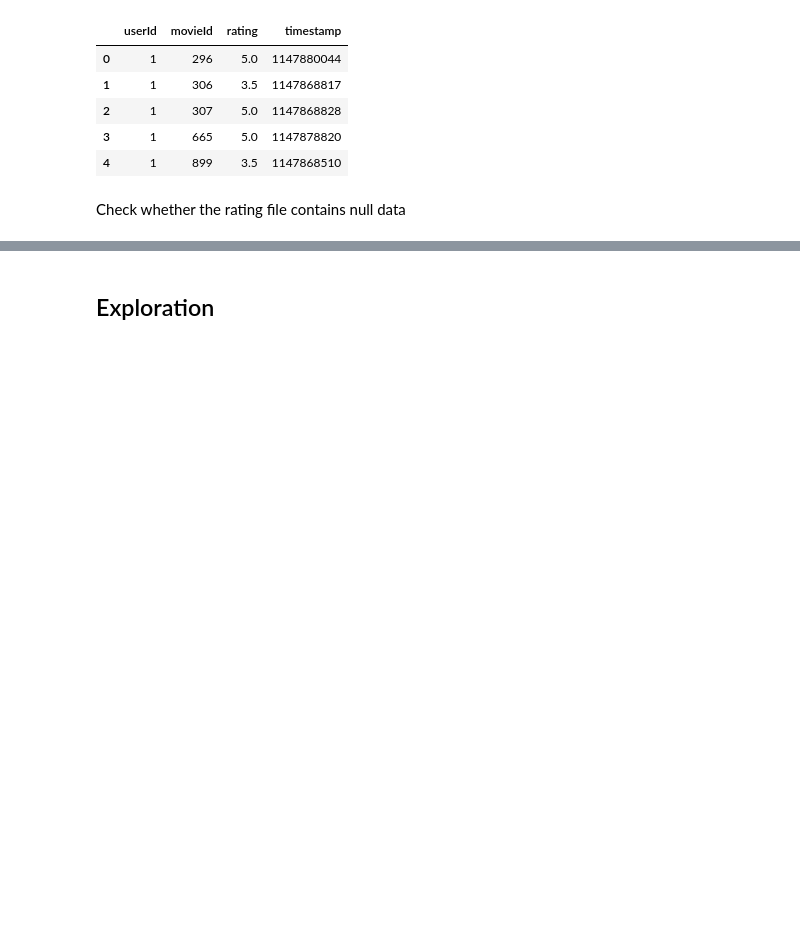
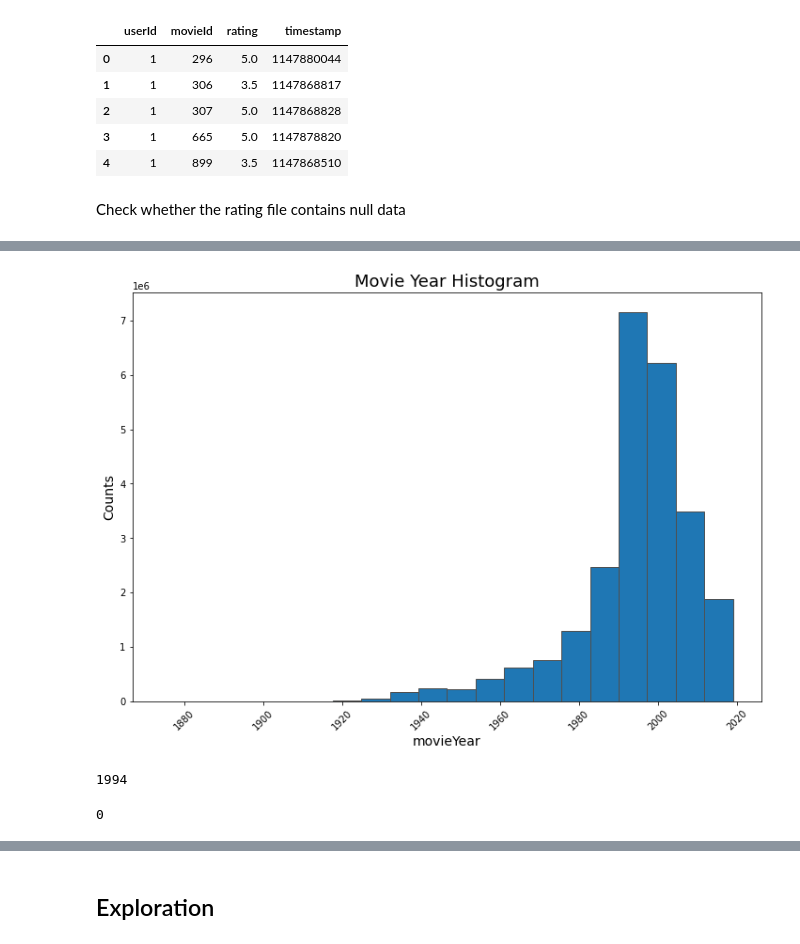
Before and after one commit to LamHo220/movie-recommender, a Jupyter notebook: DataExploration/MovieLen25M.ipynb, the cells around one changed output, grey strips where cells are left out. Saved outputs shown, nothing was run; the diff lists cells and outputs as text; code cells hidden in the pictures; blank space fills up the shorter version.

```diff
--- a/DataExploration/MovieLen25M.ipynb
+++ b/DataExploration/MovieLen25M.ipynb
@@ -42,0 +73,3 @@ False
+# %%
+df_movies_rating = pd.merge(left=df_movies, right=df_rating, on='movieId')
+df_movies_rating.head()
@@ -42,0 +87,7 @@ False
+# %%
+moviesYear = []
+for title in df_movies_rating['title']:
+    if len(title) > 7 and title[-6] == '(' and title[-1] == ')':
+        moviesYear.append(int(title[-5:-1]))
+    else:
+        moviesYear.append(None)
@@ -42,0 +98,2 @@ False
+# %%
+df_movies_rating['movieYear'] = moviesYear
@@ -42,0 +121,18 @@ False
+# %%
+df_movies_rating_dropna=df_movies_rating.dropna()
+# %%
+plt.figure(figsize=(12,8))
+plt.title('Movie Year Histogram', fontsize=18)
+plt.xlabel('movieYear', fontsize=14)
+plt.ylabel('Counts', fontsize=14)
+ax.set_title(title, fontsize=24, pad=20)
+plt.hist(df_movies_rating_dropna['movieYear'], bins=20, ec='#4f4f4f')
+plt.xticks(rotation=45)
+
+plt.show()
+# %% [output]
+[figure, added]
+# %%
+int(df_movies_rating_dropna['movieYear'].mean())
+# %% [output]
+1994
@@ -42,0 +141,4 @@ False
+# %%
+df_movies_rating['movieYear'].isna().sum()
+# %% [output]
+0
```
Also changed, not shown: parts of 31 cells of this notebook.
